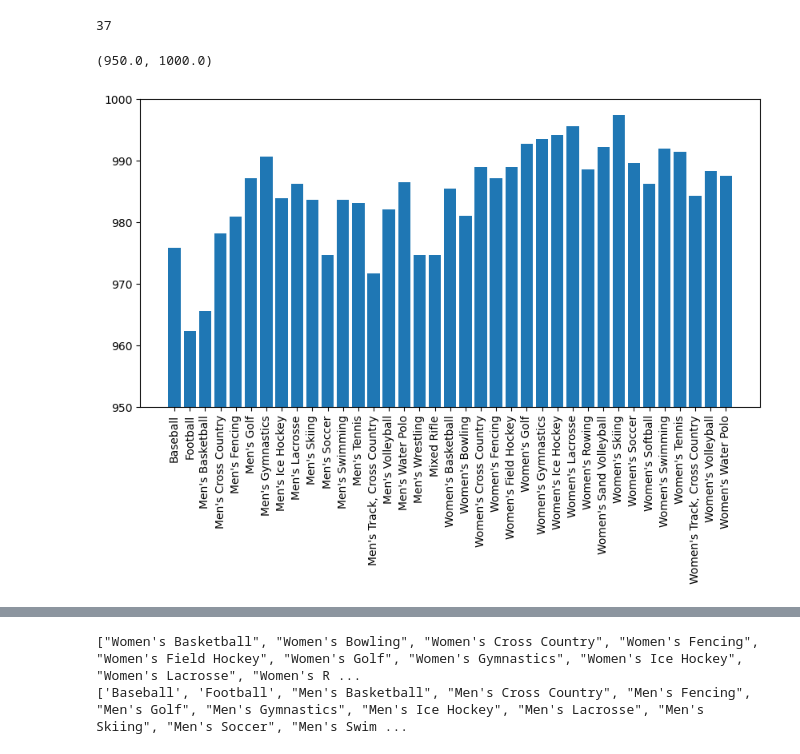
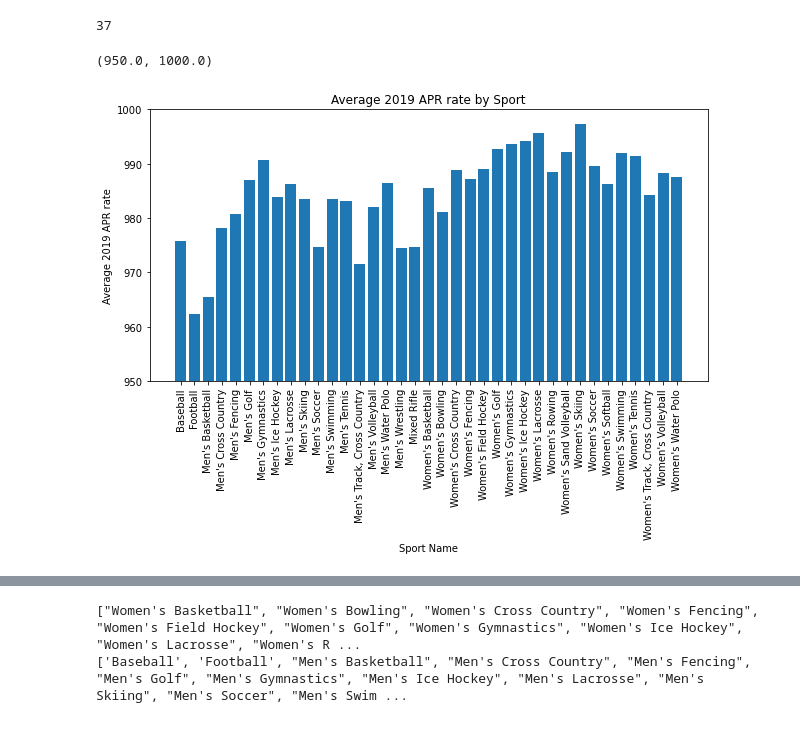
Before and after one commit to ashante112/Project1-Team2, a Jupyter notebook: Project1-Team2/Project1.ipynb, the cells around one changed output, grey strips where cells are left out. Cells and saved outputs as stored; diff of their text form; code cells hidden in the pictures.

```diff
--- a/Project1-Team2/Project1.ipynb
+++ b/Project1-Team2/Project1.ipynb
@@ -4,8 +4,10 @@ import pandas as pd
 import numpy as np
 import scipy.stats as st
 # %%
-output_data = "Resources/Project 1 Data.csv"
+output_data = "../Resources/Project1Data.csv"
+output_data2 = "../Resources/2018SASB.csv"
 data_df = pd.read_csv(output_data)
+data2_df = pd.read_csv(output_data2)
 data_df
 # %% [output]
 |  | SCL_UNITID | SCL_NAME | SPORT_CODE | SPORT_NAME | SCL_HBCU | SCL_PRIVATE | APR_RATE_2019_1000 | ... |
@@ -35,28 +37,28 @@ combined_years_df["SPORT_NAME"].nunique()
 37
 # %%
 # Create grouped dataframe by sport
-mean = combined_years_df['APR_RATE_2019_1000'].groupby(combined_years_df['SPORT_NAME']).mean()
+mean_df = combined_years_df['APR_RATE_2019_1000'].groupby(combined_years_df['SPORT_NAME']).mean()
 mean_df = mean_df.reset_index()
 mean_df = pd.DataFrame({"APR_RATE_2019_1000": mean})
 mean_df
 
 # Graph sport vs average APR score
 sport_names = mean_df.index.tolist()
 x_axis = sport_names
 y_axis = mean_df["APR_RATE_2019_1000"]
 
 plt.figure(figsize = (10,5))
 plt.bar(x_axis,y_axis)
 plt.xticks(x_axis,rotation="vertical")
 
 # Labels
-plt.xlabel = "Sport Name"
-plt.ylabel = "Average 2019 APR rate"
-plt.title = "Average 2019 APR rate by Sport"
+plt.xlabel("Sport Name")
+plt.ylabel("Average 2019 APR rate")
+plt.title("Average 2019 APR rate by Sport")
 plt.ylim(950,1000)
 # %% [output]
 (950.0, 1000.0)
-[figure, old version]
+[figure, new version]
 # %%
 mean_df = mean_df.reset_index()
 mean_df["SPORT_NAME"]
```
Also changed, not shown: parts of 6 cells of this notebook, 1 other file.
